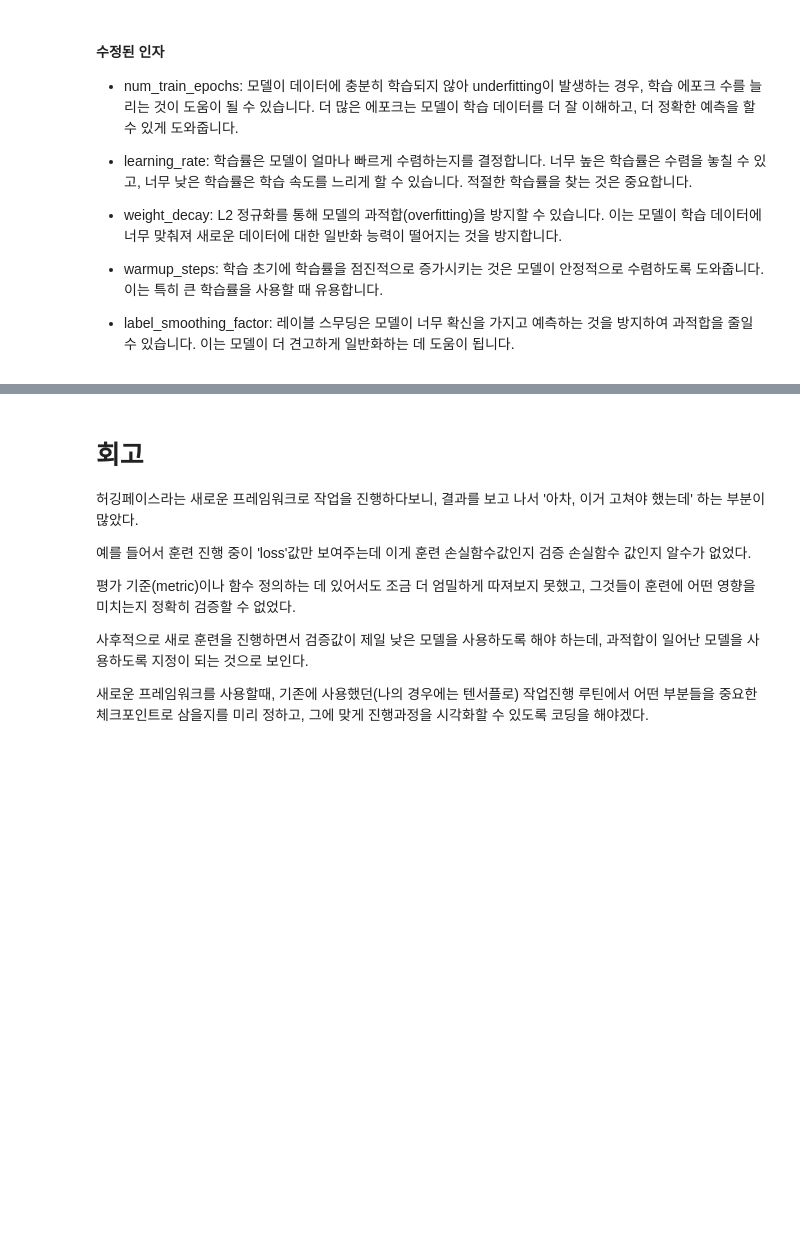
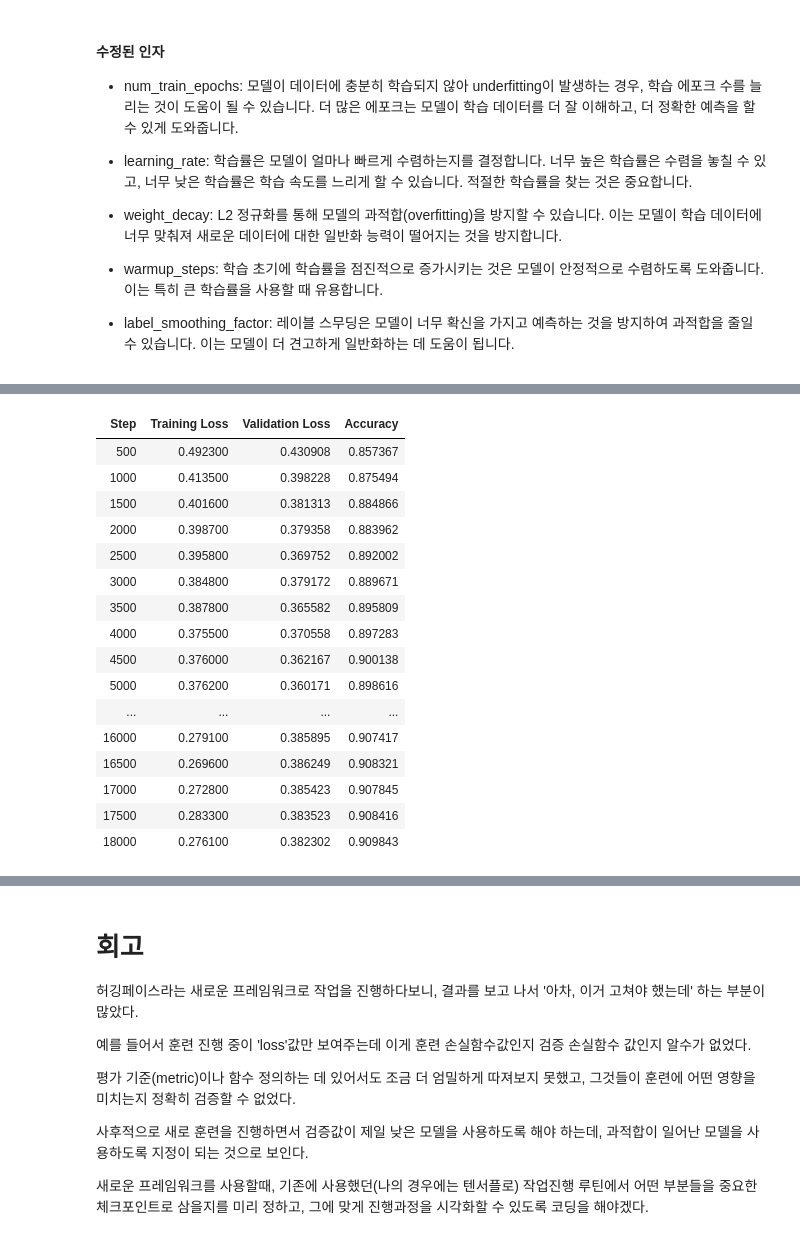
Before and after one commit to seoulcity/AIFFEL_going_deeper, a Jupyter notebook: 22-24_HuggingFace/24_NSMC_Custom_Project_w HF.ipynb, the cells around one changed output, grey strips where cells are left out. Drawn from its saved outputs; the diff is of its cells as text; code cells hidden in the pictures; blank space fills up the shorter version.

```diff
--- a/22-24_HuggingFace/24_NSMC_Custom_Project_w HF.ipynb
+++ b/22-24_HuggingFace/24_NSMC_Custom_Project_w HF.ipynb
@@ -512,0 +454,77 @@ KeyboardInterrupt: ignored
+# %%
+# 메트릭 오류 수정
+
+metric = load_metric('accuracy')
+
+# 태스크별 출력형식을 고려한 메트릭 계산 함수
+def compute_metrics(eval_pred):
+    predictions,labels = eval_pred
+    predictions = np.argmax(predictions, axis=1)
+    return metric.compute(predictions=predictions, references = labels)
+# %%
+from transformers import TrainerCallback, TrainerState, TrainerControl
+
+class EarlyStoppingCallback(TrainerCallback):
+    def __init__(self, early_stopping_patience: int):
+        self.early_stopping_patience = early_stopping_patience
+        self.best_loss = np.inf
+        self.patience_counter = 0
+
+    def on_evaluate(self, args: TrainingArguments, state: TrainerState, control: TrainerControl, **kwargs):
+        # 현재 검증 손실을 체크
+        current_loss = state.log_history[-1]["eval_loss"]
+
+        # 손실이 이전 최고값보다 낮으면, 최고값 업데이트 및 카운터 초기화
+        if current_loss < self.best_loss:
+            self.best_loss = current_loss
+            self.patience_counter = 0
+        # 손실이 개선되지 않으면 카운터 증가
+        else:
+            self.patience_counter += 1
+
+        # 카운터가 인내심 한계에 도달하면 훈련 중단
+        if self.patience_counter >= self.early_stopping_patience:
+            control.should_training_stop = True
+
+# TrainingArguments 설정
+training_arguments = TrainingArguments(
+    output_dir="./results",
+    num_train_epochs=3,
+    per_device_train_batch_size=16,
+    per_device_eval_batch_size=64,
+    learning_rate=2e-5,
+    warmup_steps=500,
+    weight_decay=0.01,
+    logging_dir="./logs_dynamic_padding_mod",
+    save_steps=2000,
+    save_strategy="steps",
+    evaluation_strategy="steps",
+    eval_steps=500,
+    label_smoothing_factor=0.1,  # 레이블 스무딩 적용
+    load_best_model_at_end=True,
+    metric_for_best_model="eval_loss",
+    greater_is_better=False,
+)
+
+# EarlyStoppingCallback 인스턴스 생성
+early_stopping_callback = EarlyStoppingCallback(early_stopping_patience=5000)
+
+# 모델 다시 로드
+model_retry_re = BertForSequenceClassification.from_pretrained("klue/bert-base")
+
+# Trainer 설정
+trainer = Trainer(
+    model=model_retry_re,
+    args=training_arguments,
+    train_dataset=hf_train_dataset,
+    eval_dataset=hf_val_dataset,
+    data_collator=data_collator,
+    compute_metrics=compute_metrics,
+    callbacks=[early_stopping_callback]  # 콜백 추가
+)
+
+trainer.train()
+
+# 테스트 데이터로 평가
+trainer.evaluate(hf_test_dataset)
+# %% [output]
@@ -512,0 +534,17 @@ KeyboardInterrupt: ignored
+| Step | Training Loss | Validation Loss | Accuracy |
+| 500 | 0.492300 | 0.430908 | 0.857367 |
+| 1000 | 0.413500 | 0.398228 | 0.875494 |
+| 1500 | 0.401600 | 0.381313 | 0.884866 |
+| 2000 | 0.398700 | 0.379358 | 0.883962 |
+| 2500 | 0.395800 | 0.369752 | 0.892002 |
+| 3000 | 0.384800 | 0.379172 | 0.889671 |
+| 3500 | 0.387800 | 0.365582 | 0.895809 |
+| 4000 | 0.375500 | 0.370558 | 0.897283 |
+| 4500 | 0.376000 | 0.362167 | 0.900138 |
+| 5000 | 0.376200 | 0.360171 | 0.898616 |
+| ... | ... | ... | ... |
+| 16000 | 0.279100 | 0.385895 | 0.907417 |
+| 16500 | 0.269600 | 0.386249 | 0.908321 |
+| 17000 | 0.272800 | 0.385423 | 0.907845 |
+| 17500 | 0.283300 | 0.383523 | 0.908416 |
+| 18000 | 0.276100 | 0.382302 | 0.909843 |
```
Also changed, not shown: parts of 3 cells of this notebook.
